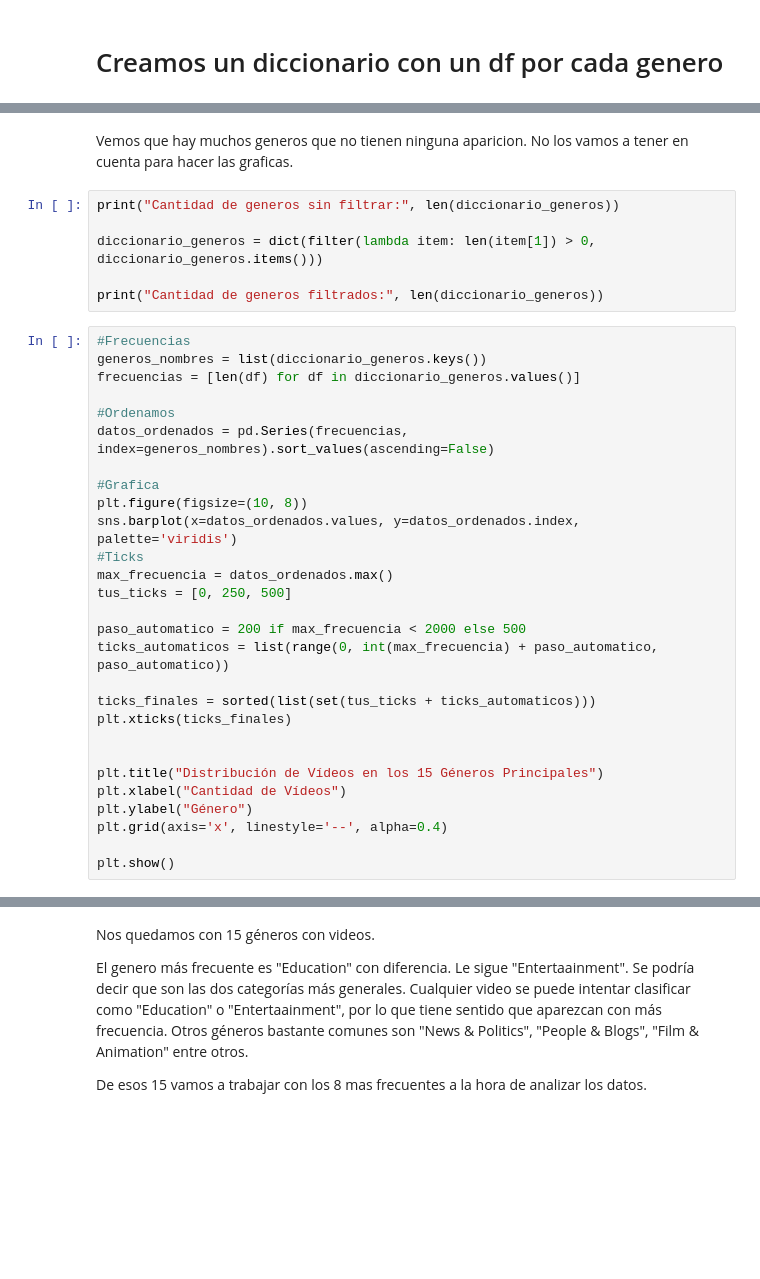
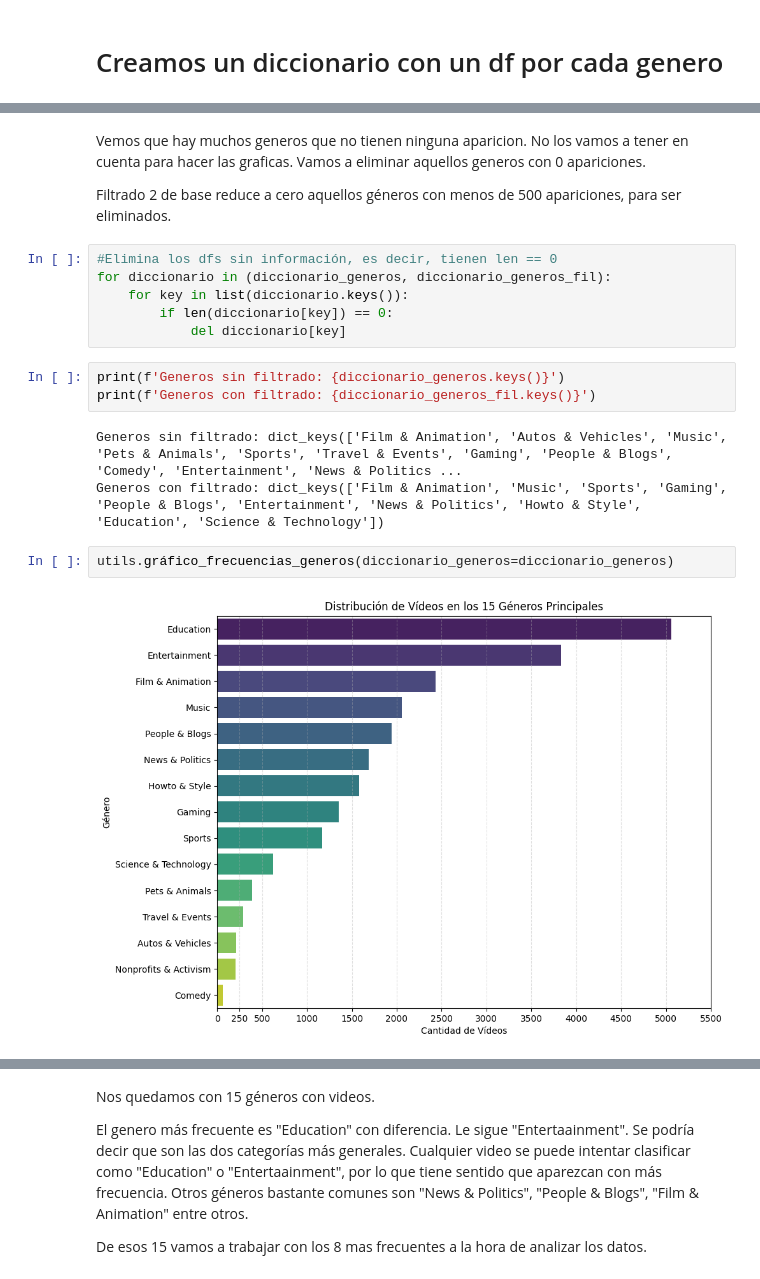
Before and after one commit to UCM-GIDIA-PD1/c2526-R1, a Jupyter notebook: src/analisis/analisis_generos.ipynb, the cells around one changed output, grey strips where cells are left out. Drawn from its saved outputs; the diff is of its cells as text; blank space fills up the shorter version.

```diff
--- a/src/analisis/analisis_generos.ipynb
+++ b/src/analisis/analisis_generos.ipynb
@@ -90,38 +94,22 @@ Trailers : 0
     Adultos: 0
     Kids: 0
 # %% [markdown]
-Vemos que hay muchos generos que no tienen ninguna aparicion. No los vamos a tener en cuenta para hacer las graficas.
+Vemos que hay muchos generos que no tienen ninguna aparicion. No los vamos a tener en cuenta para hacer las graficas. Vamos a eliminar aquellos generos con 0 apariciones.
+
+Filtrado 2 de base reduce a cero aquellos géneros con menos de 500 apariciones, para ser eliminados.
-# %%
-print("Cantidad de generos sin filtrar:", len(diccionario_generos))
-
-diccionario_generos = dict(filter(lambda item: len(item[1]) > 0, diccionario_generos.items()))
-
-print("Cantidad de generos filtrados:", len(diccionario_generos))
+# %%
+#Elimina los dfs sin información, es decir, tienen len == 0
+for diccionario in (diccionario_generos, diccionario_generos_fil):
+    for key in list(diccionario.keys()):
+        if len(diccionario[key]) == 0:
+            del diccionario[key]
+# %%
+print(f'Generos sin filtrado: {diccionario_generos.keys()}')
+print(f'Generos con filtrado: {diccionario_generos_fil.keys()}')
+# %% [output]
+Generos sin filtrado: dict_keys(['Film & Animation', 'Autos & Vehicles', 'Music', 'Pets & Animals', 'Sports', 'Travel & Events', 'Gaming', 'People & Blogs', 'Comedy', 'Entertainment', 'News & Politics ...
+Generos con filtrado: dict_keys(['Film & Animation', 'Music', 'Sports', 'Gaming', 'People & Blogs', 'Entertainment', 'News & Politics', 'Howto & Style', 'Education', 'Science & Technology'])
 # %%
-#Frecuencias
-generos_nombres = list(diccionario_generos.keys())
-frecuencias = [len(df) for df in diccionario_generos.values()]
-
-#Ordenamos
-datos_ordenados = pd.Series(frecuencias, index=generos_nombres).sort_values(ascending=False)
-
-#Grafica
-plt.figure(figsize=(10, 8))
-sns.barplot(x=datos_ordenados.values, y=datos_ordenados.index, palette='viridis')
-#Ticks
-max_frecuencia = datos_ordenados.max()
-tus_ticks = [0, 250, 500]
-
-paso_automatico = 200 if max_frecuencia < 2000 else 500
-ticks_automaticos = list(range(0, int(max_frecuencia) + paso_automatico, paso_automatico))
-
-ticks_finales = sorted(list(set(tus_ticks + ticks_automaticos)))
-plt.xticks(ticks_finales)
-
-
-plt.title("Distribución de Vídeos en los 15 Géneros Principales")
-plt.xlabel("Cantidad de Vídeos")
-plt.ylabel("Género")
-plt.grid(axis='x', linestyle='--', alpha=0.4)
-
-plt.show()
+utils.gráfico_frecuencias_generos(diccionario_generos=diccionario_generos)
+# %% [output]
+[figure, added]
```
Also changed, not shown: parts of 10 cells of this notebook, 2 other files.
